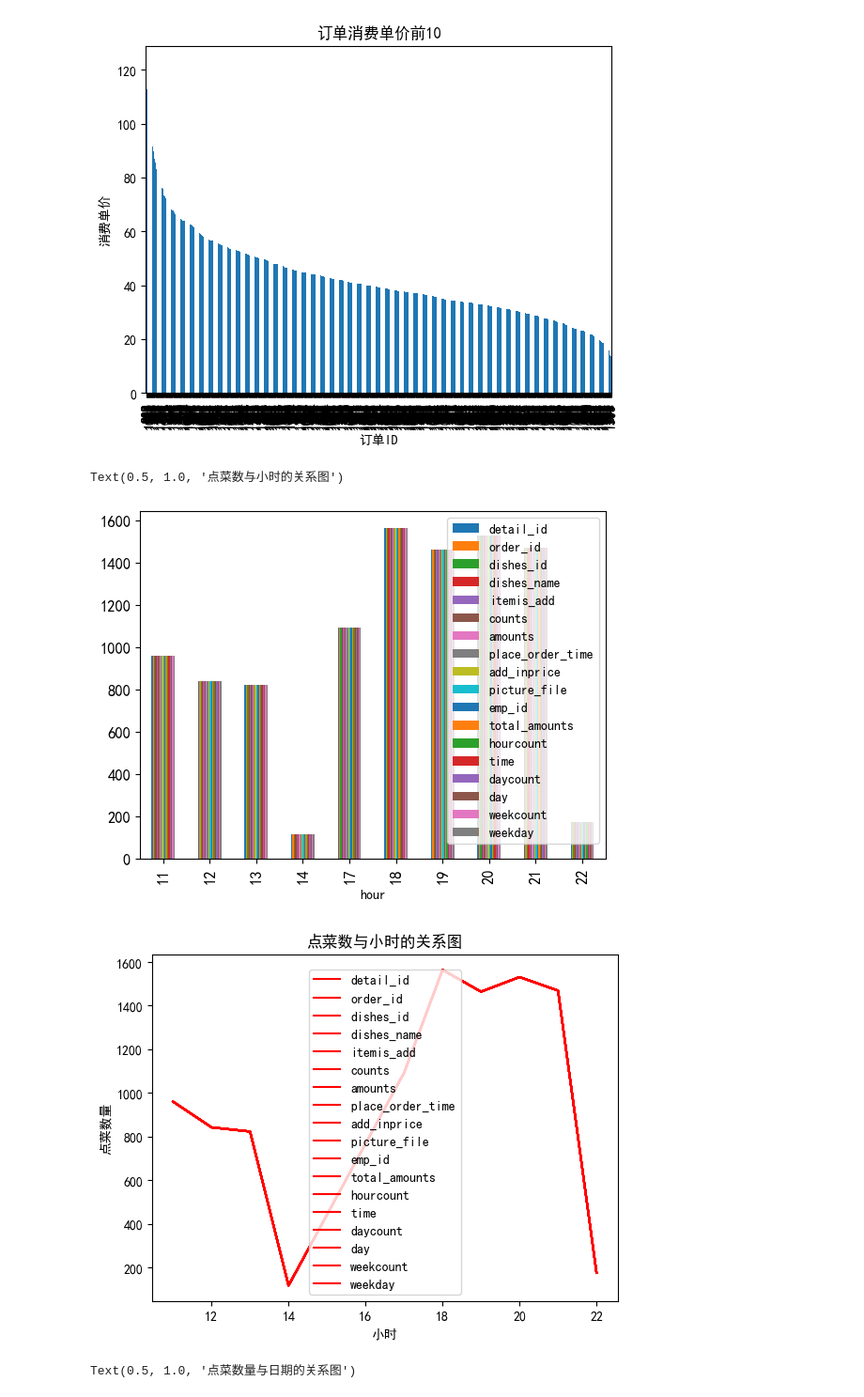
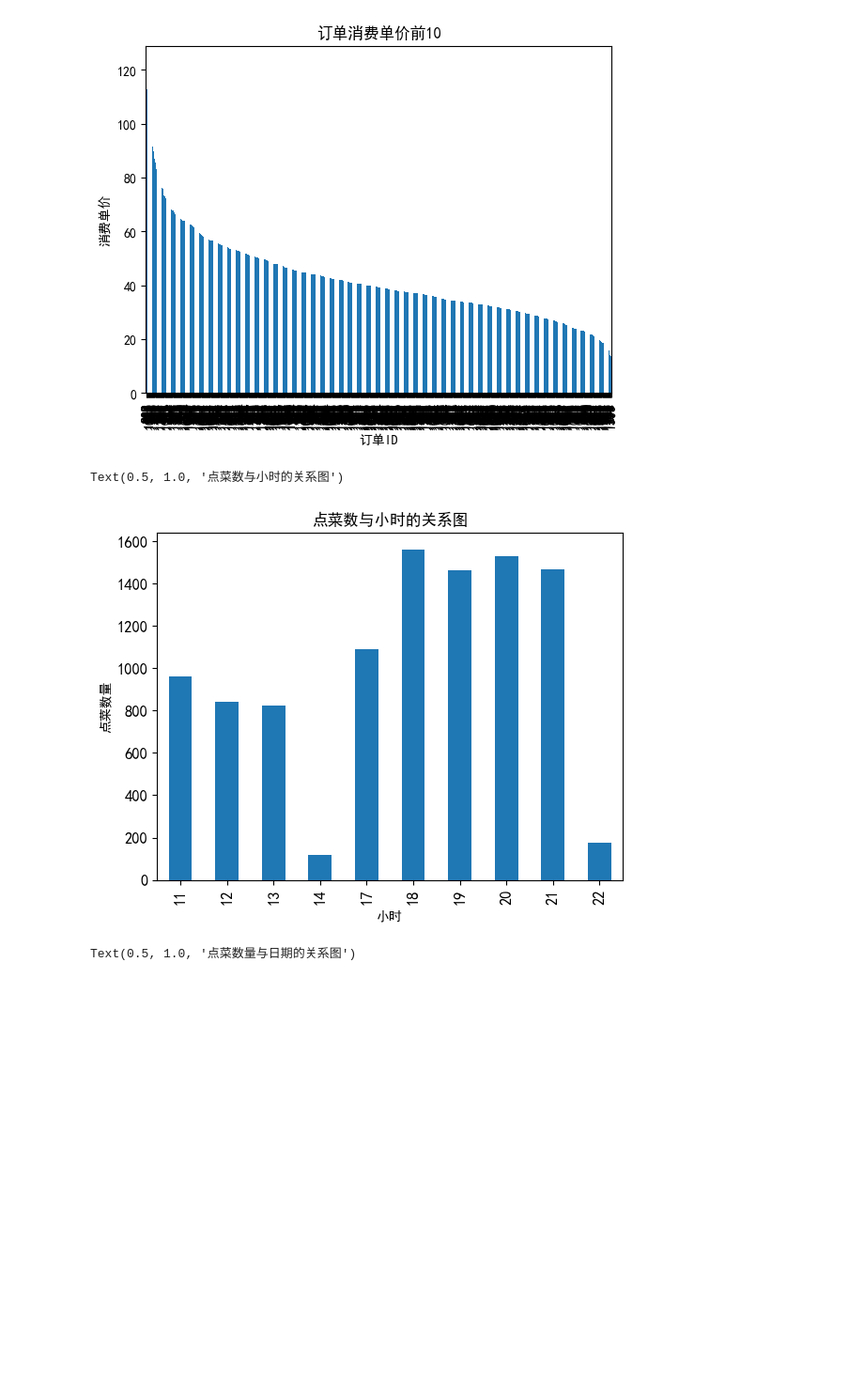
Before and after one commit to shixiuhai/dataAnalysis, a Jupyter notebook: study/cooking.ipynb, the cells around one changed output. Shown at 94% size. Drawn from its saved outputs; the diff is of its cells as text; code cells hidden in the pictures; blank space fills up the shorter version.

```diff
--- a/cooking.ipynb
+++ b/study/cooking.ipynb
@@ -106,19 +116,19 @@ Text(0.5, 1.0, '订单消费单价前10')
 # %%
 #一天当中什么时间段，点菜量比较集中（hour）
 data['hourcount'] = 1 # 新列，用作计数器
 data['time'] = pd.to_datetime(data['place_order_time']) #将时间转换成日期类型存储
 data['hour'] = data['time'].map(lambda x:x.hour)
-gp_by_hour = data.groupby(by='hour').count()[:10:]
+gp_by_hour = data.groupby(by='hour').count()['hourcount']
+gp_by_hour
+# gp_by_hour.plot(kind='line',color=['g'])
 gp_by_hour.plot(kind='bar',fontsize=12)
-gp_by_hour.plot(kind='line',color=['red'])
-
+# #gp_by_hour.plot(kind='line',color=['red'])
 plt.xlabel('小时')
 plt.ylabel('点菜数量')
 plt.title('点菜数与小时的关系图')
 # %% [output]
 Text(0.5, 1.0, '点菜数与小时的关系图')
-[figure, old version]
+[figure, new version]
-[figure, removed]
 # %%
 #哪一天订餐数量最多
 # data['daycount'] = 1
```
Also changed, not shown: parts of 1 cell of this notebook, 9 other files.
